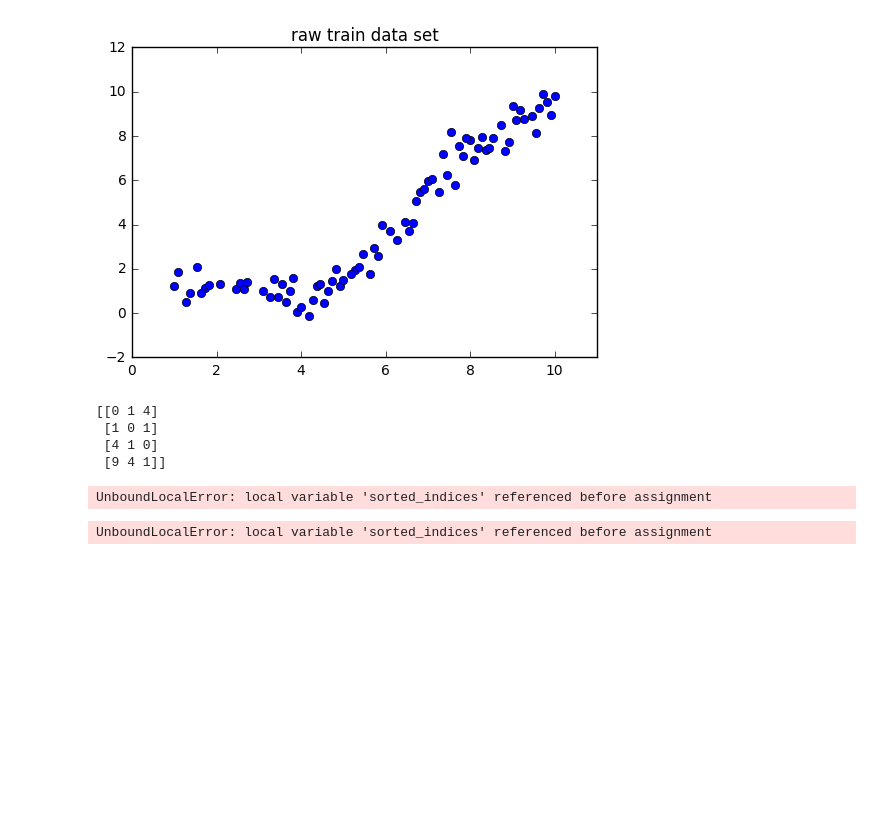
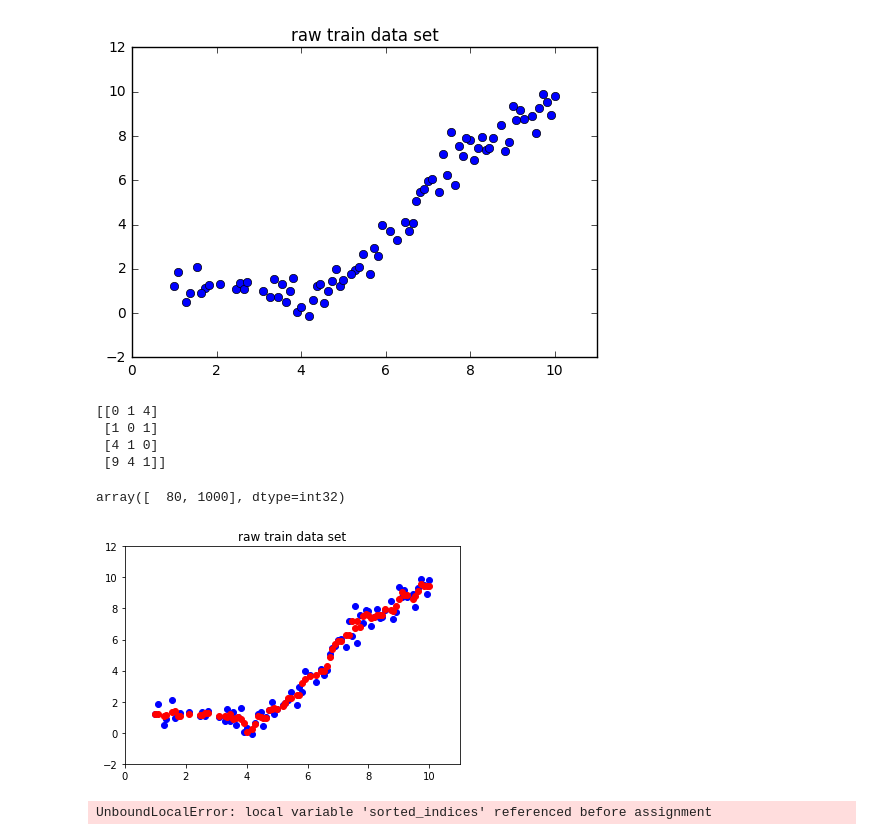
Before and after one commit to lidaiqing/Inference-MachineLearning, a Jupyter notebook: A1/code/a1.ipynb, the cells around one changed output. Saved outputs shown, nothing was run; the diff lists cells and outputs as text; code cells hidden in the pictures; blank space fills up the shorter version.

```diff
--- a/A1/code/a1.ipynb
+++ b/A1/code/a1.ipynb
@@ -48,9 +56,24 @@ def get_respon_mat(m, k):
-# %%
-r = get_respon_mat(trainData, 5)
-sess.run(init)
-sess.run(r)
-# %% [output]
-UnboundLocalError: local variable 'sorted_indices' referenced before assignment
+# %%
+# testing for get_respon_mat function
+train = tf.placeholder(tf.float32)
+X = tf.placeholder(tf.float32)
+target = tf.placeholder(tf.float32)
+test_input = np.linspace(0.0, 11.0, num = 1000)
+test_input = np.expand_dims(test_input, axis=0)
+test_input = np.transpose(test_input)
+r = get_respon_mat(pairwise_dist(X, train), 3)
+#y_hat = tf.matmul(tf.transpose(target), r)
+sess.run(init)
+sess.run(r, feed_dict={X: test_input, train: trainData, target: trainTarget})
+# %% [output]
+array([  80, 1000], dtype=int32)
+# %%
+plt.plot(trainData, trainTarget, 'bo', trainData, np.transpose(predict), 'ro')
+plt.axis([0,11, -2, 12])
+plt.title("raw train data set")
+plt.show()
+# %% [output]
+[figure, added]
 # %%
 # train model
 kList = [1,3,5,50]
```
Also changed, not shown: parts of 3 cells of this notebook.
